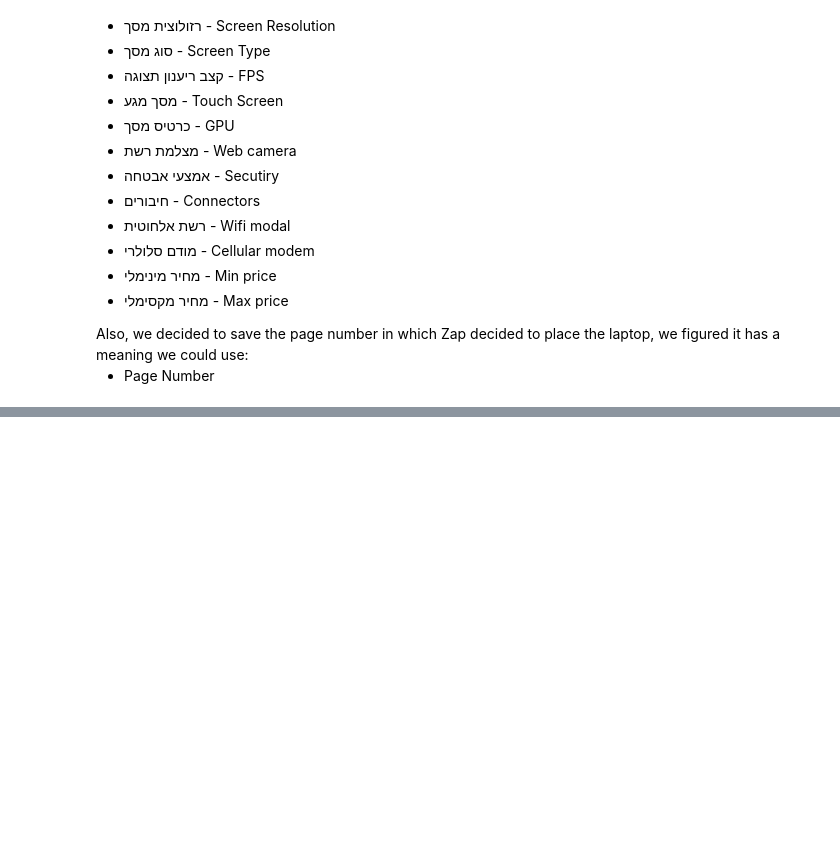
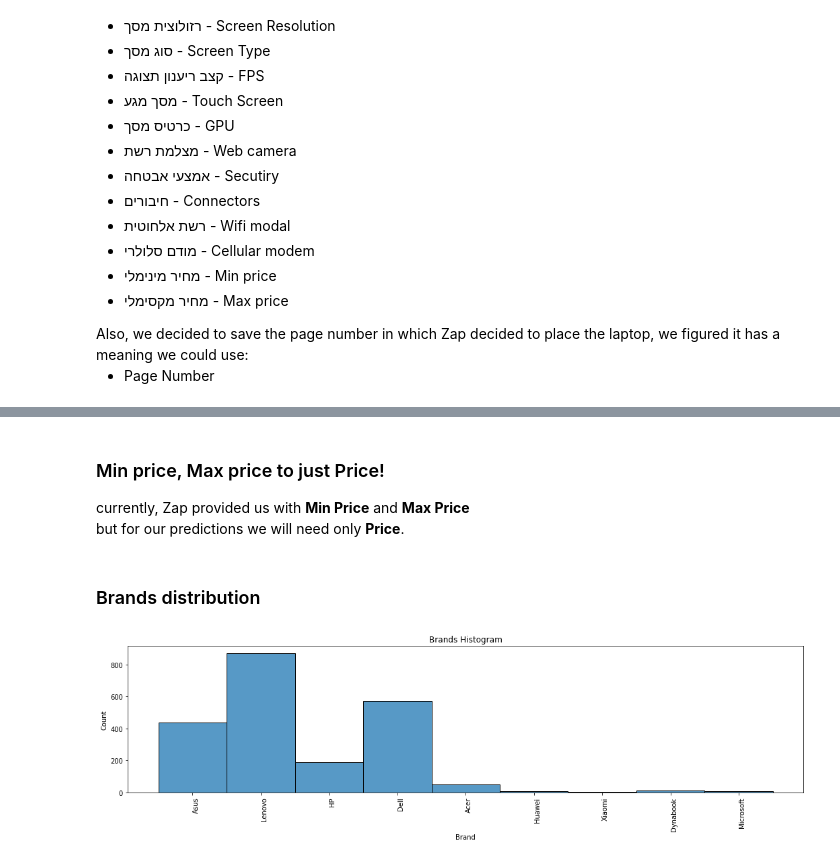
Before and after one commit to shayjr122/ZapDataScience, a Jupyter notebook: new_25_06.ipynb, the cells around one changed output, grey strips where cells are left out. Cells and saved outputs as stored; diff of their text form; code cells hidden in the pictures; blank space fills up the shorter version.

```diff
--- a/new_25_06.ipynb
+++ b/new_25_06.ipynb
@@ -227,0 +470,6 @@ zap_data_crawl_all(BASE_URL, filename, page)
+# %% [markdown]
+<h3>Min price, Max price to just Price!</h3>
+<p>
+    currently, Zap provided us with <strong>Min Price</strong> and <strong>Max Price</strong><br>
+    but for our predictions we will need only <strong>Price</strong>.
+</p>
@@ -227,0 +480,12 @@ zap_data_crawl_all(BASE_URL, filename, page)
+# %% [markdown]
+<a id='brands_distribution'></a>
+<h3>Brands distribution</h3>
+# %%
+fig, ax = plt.subplots(figsize=(18, 4))
+fg = sns.histplot(laptops_eda['Brand'], ax=ax)
+fg.set_title("Brands Histogram")
+fg.set_xlabel("Brand")
+plt.xticks(rotation=90, ha='right', rotation_mode='anchor')
+plt.show()
+# %% [output]
+[figure, added]
```
Also changed, not shown: parts of 31 cells of this notebook, 5 other files.
